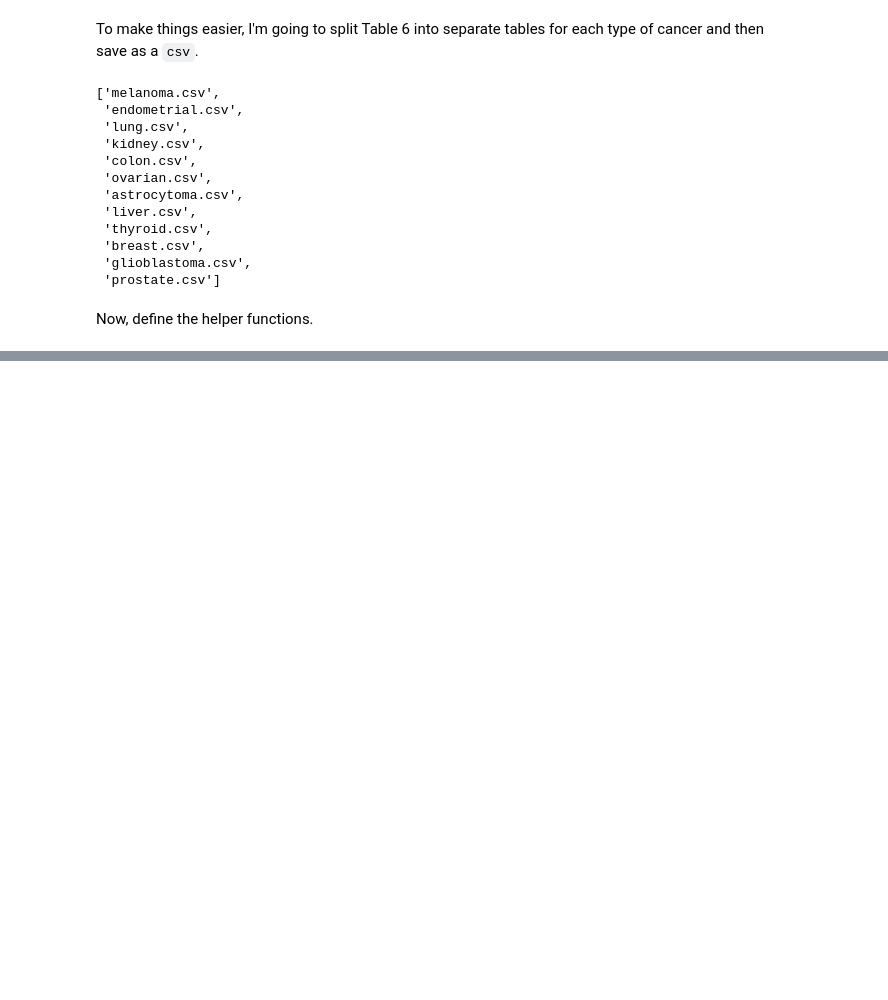
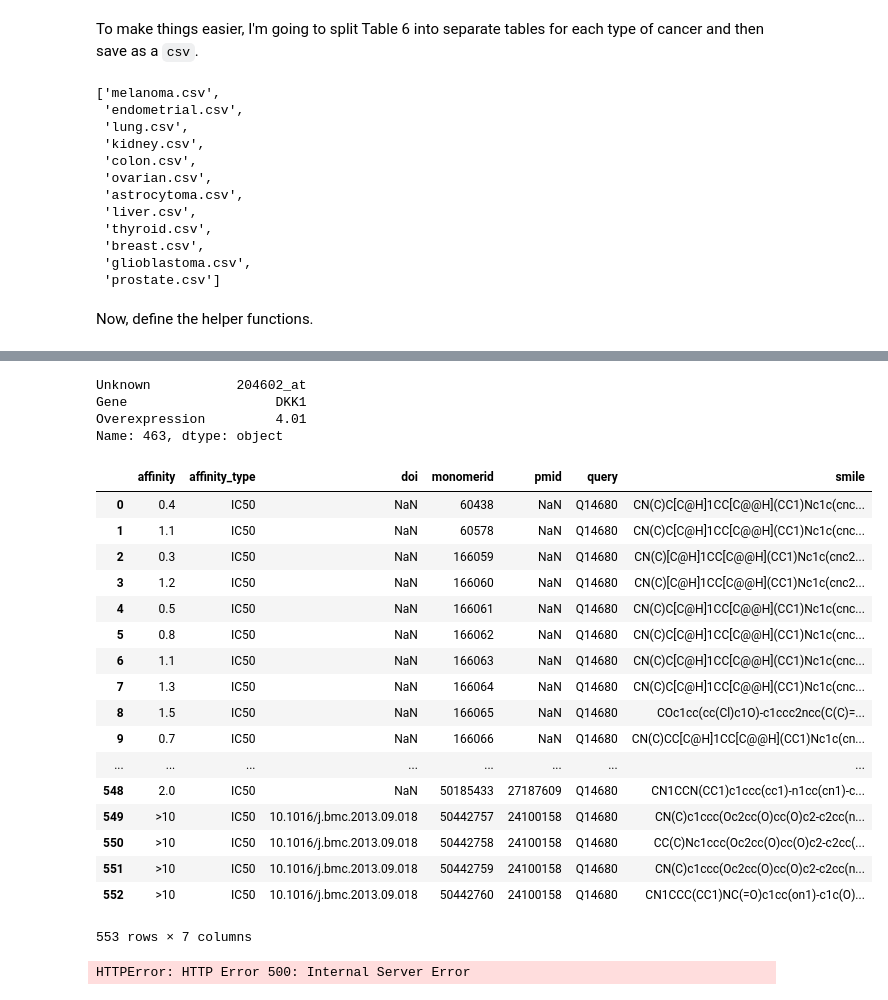
Before and after one commit to slochower/gene-protein-bindingdb, a Jupyter notebook: gene-protein-bindingDB.ipynb, the cells around one changed output, grey strips where cells are left out. Saved outputs shown, nothing was run; the diff lists cells and outputs as text; code cells hidden in the pictures; blank space fills up the shorter version.

Commit message:
Fixed all BindingDB work arounds

```diff
--- a/gene-protein-bindingDB.ipynb
+++ b/gene-protein-bindingDB.ipynb
@@ -64,13 +68,15 @@ def get_bindingdb(uniprot):
     try:
         response = urllib.request.urlopen(request)
     except urllib.error.HTTPError as e:
-        # print(f"{uniprot:10}: HTTP error. Skipping...")
+        print(f"BindingDB error...")
         return None
 
     page = response.read()
     binding_db = json.loads(page.decode("utf-8"))
     if binding_db["getLigandsByUniprotsResponse"] == "":
         return None
+    if binding_db["getLigandsByUniprotsResponse"]["hit"] == "0":
+        return None
     return pd.DataFrame(binding_db["getLigandsByUniprotsResponse"]["affinities"])
 # %%
 def bindingdb_to_table(table):
@@ -217,0 +318,39 @@ KeyboardInterrupt:
+# %%
+table.iloc[365]
+# %% [output]
+Unknown           204602_at
+Gene                   DKK1
+Overexpression         4.01
+Name: 463, dtype: object
+# %%
+test = get_bindingdb("Q14680")
+# %%
+test
+# %% [output]
+|  | affinity | affinity_type | doi | monomerid | pmid | query | smile |
+| 0 | 0.4 | IC50 | NaN | 60438 | NaN | Q14680 | CN(C)C[C@H]1CC[C@@H](CC1)Nc1c(cnc... |
+| 1 | 1.1 | IC50 | NaN | 60578 | NaN | Q14680 | CN(C)C[C@H]1CC[C@@H](CC1)Nc1c(cnc... |
+| 2 | 0.3 | IC50 | NaN | 166059 | NaN | Q14680 | CN(C)[C@H]1CC[C@@H](CC1)Nc1c(cnc2... |
+| 3 | 1.2 | IC50 | NaN | 166060 | NaN | Q14680 | CN(C)[C@H]1CC[C@@H](CC1)Nc1c(cnc2... |
+| 4 | 0.5 | IC50 | NaN | 166061 | NaN | Q14680 | CN(C)C[C@H]1CC[C@@H](CC1)Nc1c(cnc... |
+| 5 | 0.8 | IC50 | NaN | 166062 | NaN | Q14680 | CN(C)C[C@H]1CC[C@@H](CC1)Nc1c(cnc... |
+| 6 | 1.1 | IC50 | NaN | 166063 | NaN | Q14680 | CN(C)C[C@H]1CC[C@@H](CC1)Nc1c(cnc... |
+| 7 | 1.3 | IC50 | NaN | 166064 | NaN | Q14680 | CN(C)C[C@H]1CC[C@@H](CC1)Nc1c(cnc... |
+| 8 | 1.5 | IC50 | NaN | 166065 | NaN | Q14680 | COc1cc(cc(Cl)c1O)-c1ccc2ncc(C(C)=... |
+| 9 | 0.7 | IC50 | NaN | 166066 | NaN | Q14680 | CN(C)CC[C@H]1CC[C@@H](CC1)Nc1c(cn... |
+| ... | ... | ... | ... | ... | ... | ... | ... |
+| 548 | 2.0 | IC50 | NaN | 50185433 | 27187609 | Q14680 | CN1CCN(CC1)c1ccc(cc1)-n1cc(cn1)-c... |
+| 549 | >10 | IC50 | 10.1016/j.bmc.2013.09.018 | 50442757 | 24100158 | Q14680 | CN(C)c1ccc(Oc2cc(O)cc(O)c2-c2cc(n... |
+| 550 | >10 | IC50 | 10.1016/j.bmc.2013.09.018 | 50442758 | 24100158 | Q14680 | CC(C)Nc1ccc(Oc2cc(O)cc(O)c2-c2cc(... |
+| 551 | >10 | IC50 | 10.1016/j.bmc.2013.09.018 | 50442759 | 24100158 | Q14680 | CN(C)c1ccc(Oc2cc(O)cc(O)c2-c2cc(n... |
+| 552 | >10 | IC50 | 10.1016/j.bmc.2013.09.018 | 50442760 | 24100158 | Q14680 | CN1CCC(CC1)NC(=O)c1cc(on1)-c1c(O)... |
+553 rows × 7 columns
+# %%
+url = f"http://www.bindingdb.org/axis2/services/BDBService/getLigandsByUniprots?uniprot=Q14680&cutoff=10&code=0&response=application/json"
+request = urllib.request.Request(url)
+response = urllib.request.urlopen(request)
+
+page = response.read()
+binding_db = json.loads(page.decode("utf-8"))
+# %% [output]
+HTTPError: HTTP Error 500: Internal Server Error
```
Also changed, not shown: parts of 15 cells of this notebook, 22 other files.
